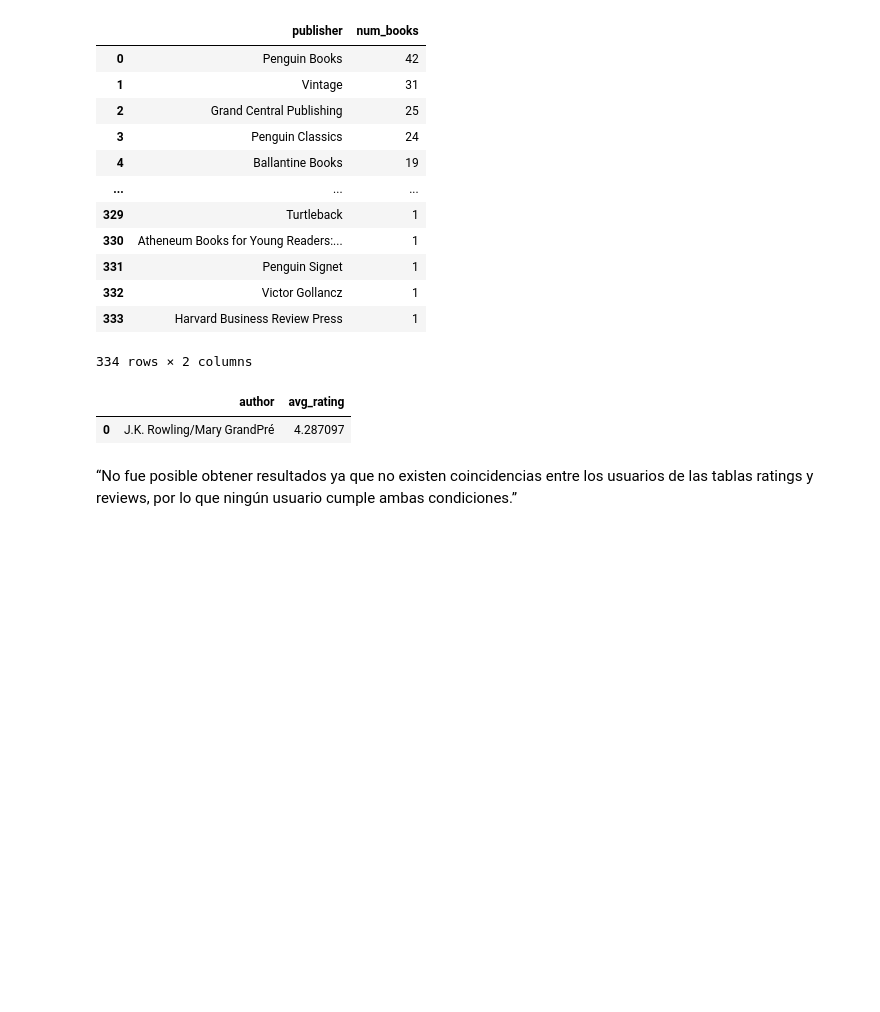
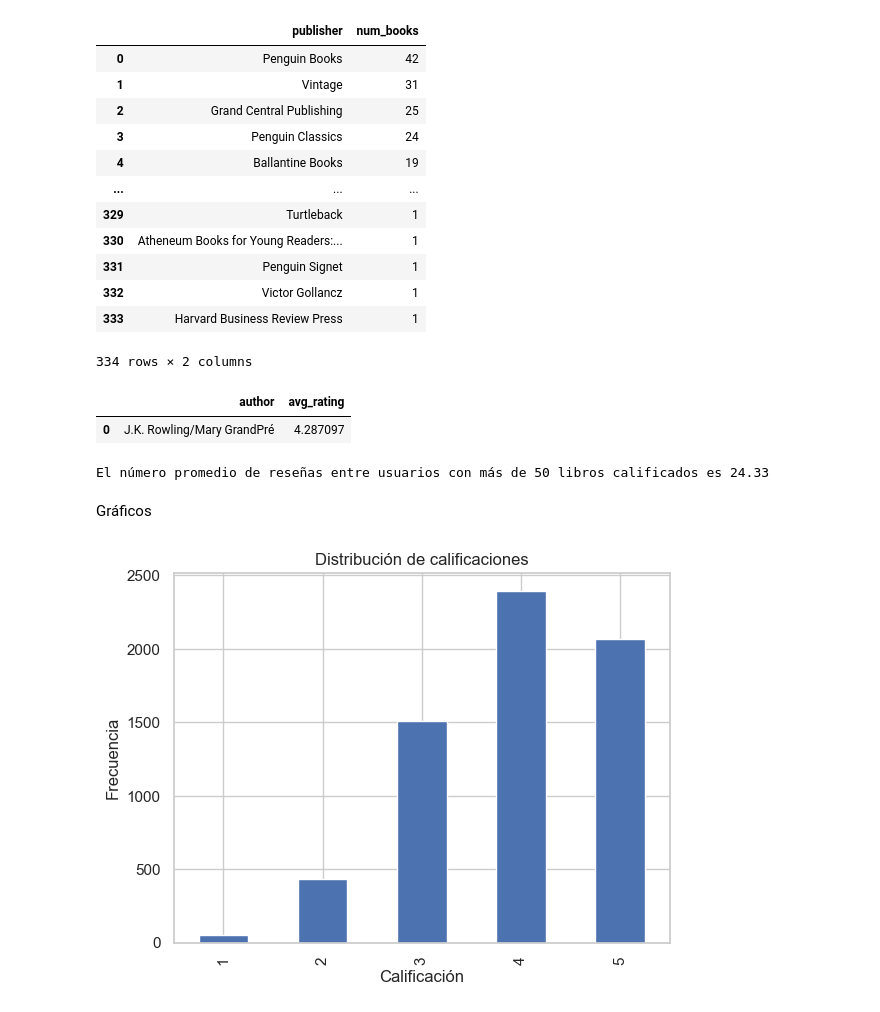
Before and after one commit to albert777mendoza/final_project_da, a Jupyter notebook: case3_sql/notebooks/sql_analysis.ipynb, the cells around one changed output. Drawn from its saved outputs; the diff is of its cells as text; code cells hidden in the pictures; blank space fills up the shorter version.

```diff
--- a/case3_sql/notebooks/sql_analysis.ipynb
+++ b/case3_sql/notebooks/sql_analysis.ipynb
@@ -116,21 +212,48 @@ pd.read_sql(query, engine)
 |  | author | avg_rating |
 | 0 | J.K. Rowling/Mary GrandPré | 4.287097 |
 # %%
-#6 número promedio de reseñas, entre usuarios con más de 50 libros calificados
+# 2.6 número promedio de reseñas, entre usuarios con más de 50 libros calificados
+
 query = """
-SELECT AVG(total_reviews) AS avg_reviews              -- promedio final de reseñas
+SELECT AVG(review_count) AS avg_reviews              -- promedio final de reseñas
 FROM (
-    SELECT username,                                 -- usuario
-           COUNT(review_id) AS total_reviews          -- número de reseñas por usuario
+    SELECT username, COUNT(*) AS review_count          -- número de reseñas por usuario
     FROM reviews
     WHERE username IN (
         SELECT username                              -- usuarios con muchas calificaciones
         FROM ratings
         GROUP BY username
-        HAVING COUNT(rating_id) > 50                 -- más de 50 libros calificados
+        HAVING COUNT(DISTINCT book_id) > 50                 -- más de 50 libros calificados
     )
     GROUP BY username
-) sub;
+)
 """
+pd.io.sql.read_sql(query, con= engine)
+
+# Ejecutar consulta
+result = pd.read_sql(query, engine)
+
+# Extraer valor
+avg_reviews = result.squeeze()
+
+# Mostrar resultado formateado
+print(f"El número promedio de reseñas entre usuarios con más de 50 libros calificados es {avg_reviews:.2f}")
+# %% [output]
+El número promedio de reseñas entre usuarios con más de 50 libros calificados es 24.33
-# %% [markdown]
- “No fue posible obtener resultados ya que no existen coincidencias entre los usuarios de las tablas ratings y reviews, por lo que ningún usuario cumple ambas condiciones.”
+# %% [markdown]
+Gráficos
+# %%
+# Gráfico - Distribución de Calificaciones
+
+query = "SELECT rating FROM ratings"
+df_ratings = pd.read_sql(query, engine)
+
+df_ratings['rating'].value_counts().sort_index().plot(kind='bar')
+
+import matplotlib.pyplot as plt
+plt.title("Distribución de calificaciones")
+plt.xlabel("Calificación")
+plt.ylabel("Frecuencia")
+plt.show()
+# %% [output]
+[figure, added]
```
Also changed, not shown: parts of 17 cells of this notebook.
